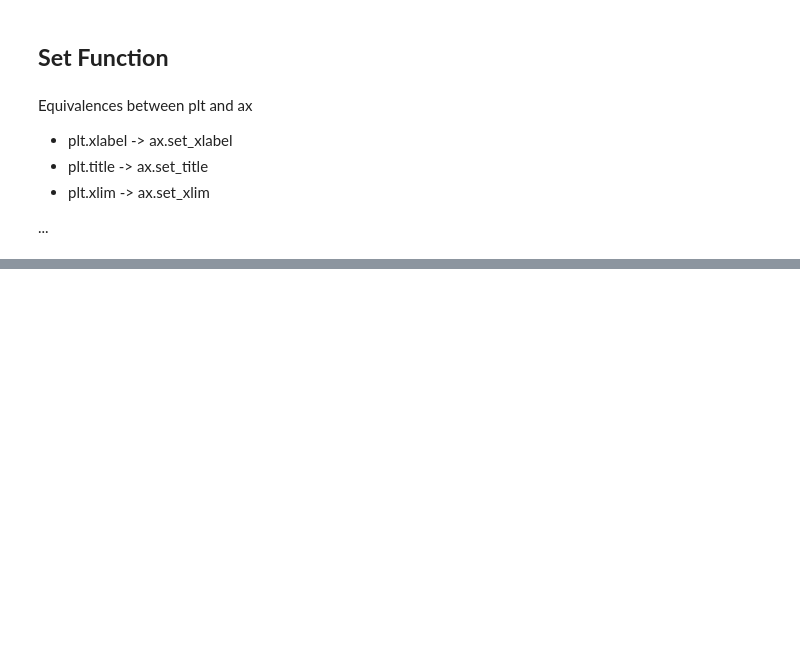
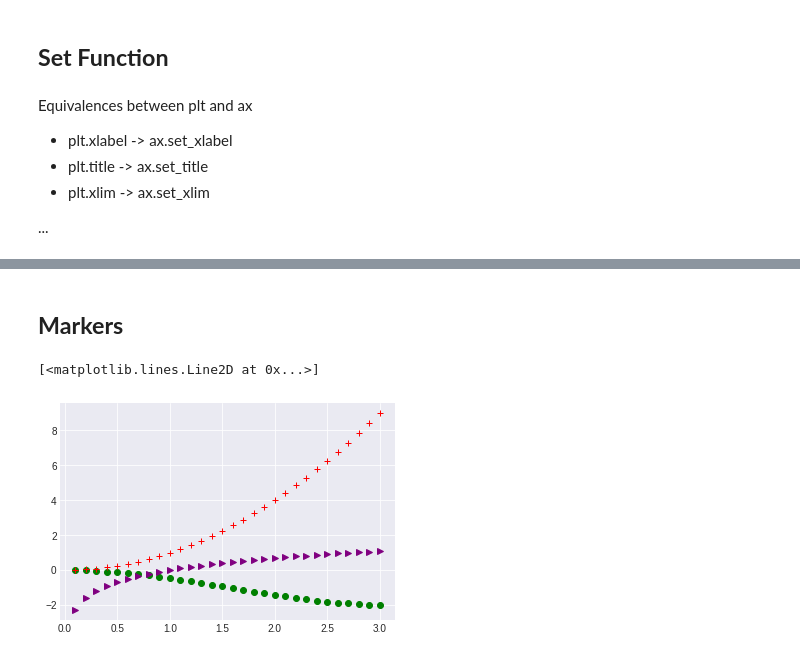
Before and after one commit to tarsojabbes/data-visualization, a Jupyter notebook: Matplotlib.ipynb, the cells around one changed output, grey strips where cells are left out. Drawn from its saved outputs; the diff is of its cells as text; code cells hidden in the pictures; blank space fills up the shorter version.

Commit message:
Markers

```diff
--- a/Matplotlib.ipynb
+++ b/Matplotlib.ipynb
@@ -137,0 +138,15 @@ plt.legend()
+# %% [markdown]
+## **Markers**
+# %%
+markers = ['o', '.', 'x', '+', 'v', '^', '<', '>', 's', 'd']
+# %%
+x = np.linspace(0.1, 3,30)
+y = np.cos(x) - 1
+
+fig = plt.figure()
+plt.plot(x, y, markers[0], color='green')
+plt.plot(x, x**2, markers[3], color='red')
+plt.plot(x, np.log(x), markers[-3], color='purple')
+# %% [output]
+[<matplotlib.lines.Line2D at 0x...>]
+[figure, added]
```
Also changed, not shown: parts of 11 cells of this notebook.
